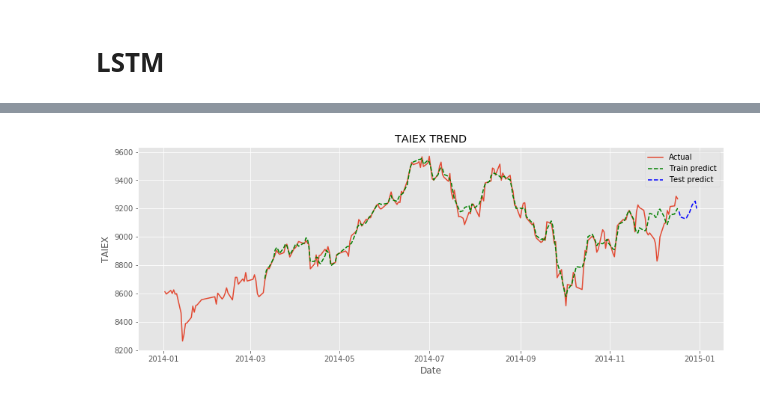
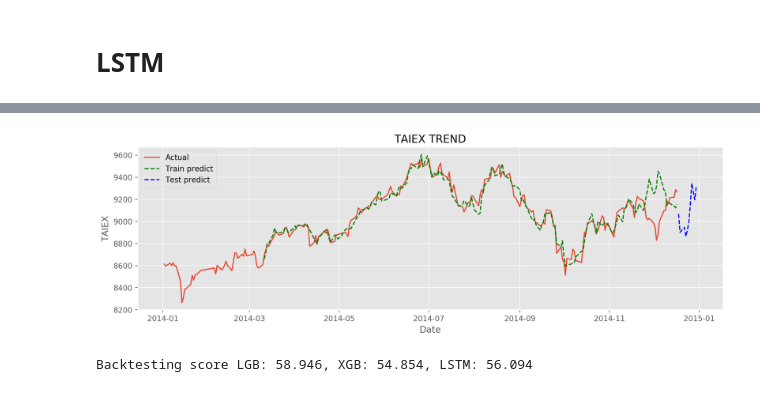
Before and after one commit to BridgeBaby/KaggleCompe, a Jupyter notebook: stock_prediction/stock_prediction.ipynb, the cells around one changed output, grey strips where cells are left out. Cells and saved outputs as stored; diff of their text form; code cells hidden in the pictures.

```diff
--- a/stock_prediction/stock_prediction.ipynb
+++ b/stock_prediction/stock_prediction.ipynb
@@ -457,10 +495,10 @@ def lstm_stock_model(shape):
     return model
 # %%
 sc = StandardScaler()
-train_scaled = pd.DataFrame(sc.fit_transform(ec_all_data), columns=ec_all_data.columns)
+lstm_train_scaled = pd.DataFrame(sc.fit_transform(ec_all_data), columns=ec_all_data.columns)
 y_scaled = pd.DataFrame(sc.fit_transform(pd.DataFrame(y)), columns={'y'})['y']
 # %%
-all_x, all_y = train_windows(train_scaled.iloc[32:], y_scaled.iloc[32:])
+all_x, all_y = train_windows(lstm_train_scaled.iloc[32:], y_scaled.iloc[32:])
 all_y = all_y[:,:,np.newaxis]
 # %%
 lstm_train_X, lstm_train_y = all_x[:-10,:,:], all_y[:-10,:,:]
@@ -473,5 +511,5 @@ print(lstm_train_X.shape, lstm_train_y.shape)
 model = lstm_stock_model(lstm_train_X.shape)
 callback = EarlyStopping(monitor="val_loss", patience=14, verbose=1, mode="auto")
 checkpoints = ModelCheckpoint('10_days_lstm_v2.h5', save_best_only=True)
-lr_function = ReduceLROnPlateau(monitor='val_loss', patience=7, verbose=1, factor=0.2, min_lr=0.00001)
+lr_function = ReduceLROnPlateau(monitor='val_loss', patience=7, verbose=1, factor=0.2, min_lr=0.000003)
 # %% [output]
@@ -526,17 +562,27 @@ plt.show()
 # %%
-test_pred = sc.inverse_transform(model.predict(lstm_test_X))[:,-1,:]
+lstm_y_pred = sc.inverse_transform(model.predict(lstm_test_X))[:,-1,:].reshape(10,)
 # %%
 lstm_oof_pred = sc.inverse_transform(model.predict(lstm_train_X))[:,-1,:]
 # %%
-plt.figure(figsize=(14, 5))
+plt.figure(figsize=(14, 4), dpi=200)
 plt.plot(data_timestamp[:-10], train_y.Target_Y, '')
 plt.plot(train_y.iloc[41:].dateframe, lstm_oof_pred, 'g--')
-plt.plot(test_y.dateframe, test_pred, 'b--')
+plt.plot(test_y.dateframe, lstm_y_pred, 'b--')
 
 plt.title("TAIEX TREND")
 plt.legend(('Actual', 'Train predict', 'Test predict'), loc='best', framealpha=0.5)
 plt.xlabel('Date')
 plt.ylabel('TAIEX')
 plt.show()
 # %% [output]
-[figure, old version]
+[figure, new version]
+# %%
+def model_evaluate(pred_y, y):
+    mae = mean_absolute_error(pred_y, y)
+    return mae
+lgb_eva = model_evaluate(lgb_oof_pred, train_scaled['close_T+10'])
+xgb_eva = model_evaluate(xgb_oof_pred, train_scaled['close_T+10'])
+lstm_eva = model_evaluate(lstm_oof_pred, sc.inverse_transform(lstm_train_y)[:,-1,:])
+print('Backtesting score LGB: {:.3f}, XGB: {:.3f}, LSTM: {:.3f}'.format(lgb_eva, xgb_eva, lstm_eva))
+# %% [output]
+Backtesting score LGB: 58.946, XGB: 54.854, LSTM: 56.094
```
Also changed, not shown: parts of 23 cells of this notebook.
